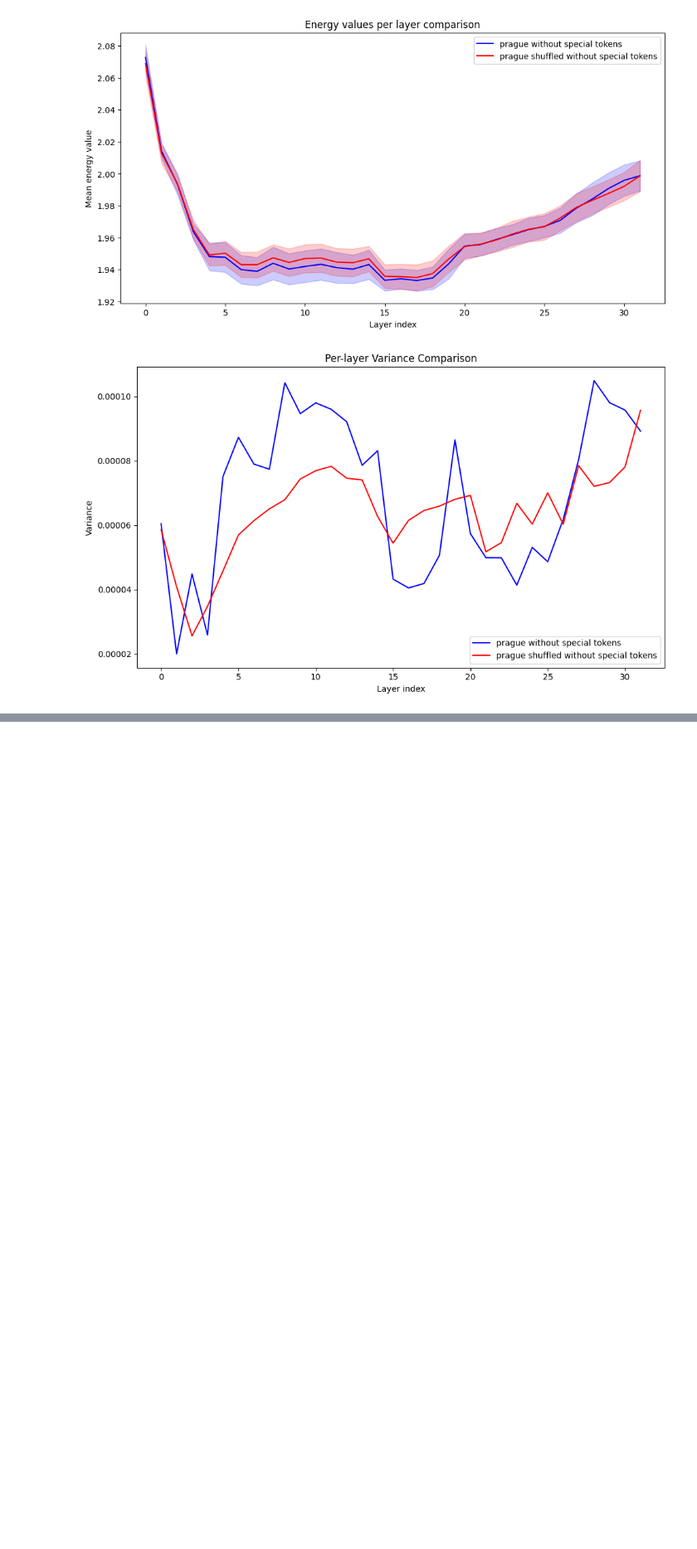
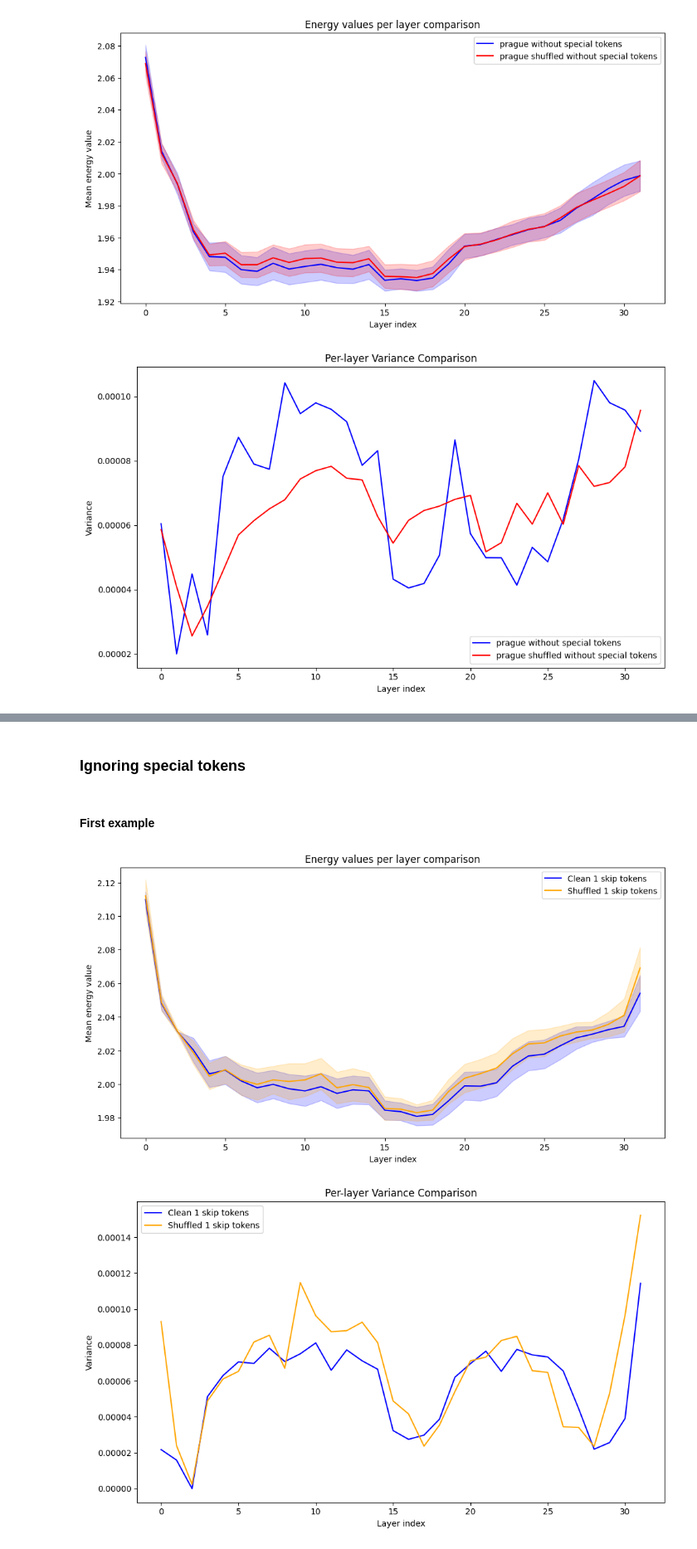
Before and after one commit to joaocnvdias/mech-i-coherence, a Jupyter notebook: vector-fields/development/layer-plot.ipynb, the cells around one changed output, grey strips where cells are left out. Shown at 83% size. Saved outputs shown, nothing was run; the diff lists cells and outputs as text; code cells hidden in the pictures; blank space fills up the shorter version.

```diff
--- a/vector-fields/development/layer-plot.ipynb
+++ b/vector-fields/development/layer-plot.ipynb
@@ -993,0 +748,22 @@ print("Corrected p-values:", results["pvals_corrected"])
+# %% [markdown]
+### Ignoring special tokens
+# %%
+energy_clean1_skip_tokens = energy_loop_from_json(tokens_clean1_right, model,tokenizer, skip_tokens= True)
+energy_clean2_skip_tokens = energy_loop_from_json(tokens_clean2_right, model,tokenizer, skip_tokens= True)
+energy_clean3_skip_tokens = energy_loop_from_json(tokens_clean3_right, model,tokenizer, skip_tokens= True)
+energy_shuffled1_skip_tokens = energy_loop_from_json(tokens_shuffled1_right, model,tokenizer, skip_tokens= True)
+energy_shuffled2_skip_tokens = energy_loop_from_json(tokens_shuffled2_right, model,tokenizer, skip_tokens= True)
+energy_shuffled3_skip_tokens = energy_loop_from_json(tokens_shuffled3_right, model,tokenizer, skip_tokens= True)
+# %% [markdown]
+#### First example
+# %%
+first_paraphrases_skip_tokens_1 = [
+    ("Clean 1 skip tokens", energy_clean1_skip_tokens, "blue"),
+    ("Shuffled 1 skip tokens", energy_shuffled1_skip_tokens, "orange")
+]
+
+mean_and_std_by_layer_plots(first_paraphrases_skip_tokens_1)
+plot_layer_variance(first_paraphrases_skip_tokens_1)
+# %% [output]
+[figure, added]
+[figure, added]
```
Also changed, not shown: parts of 42 cells of this notebook.
